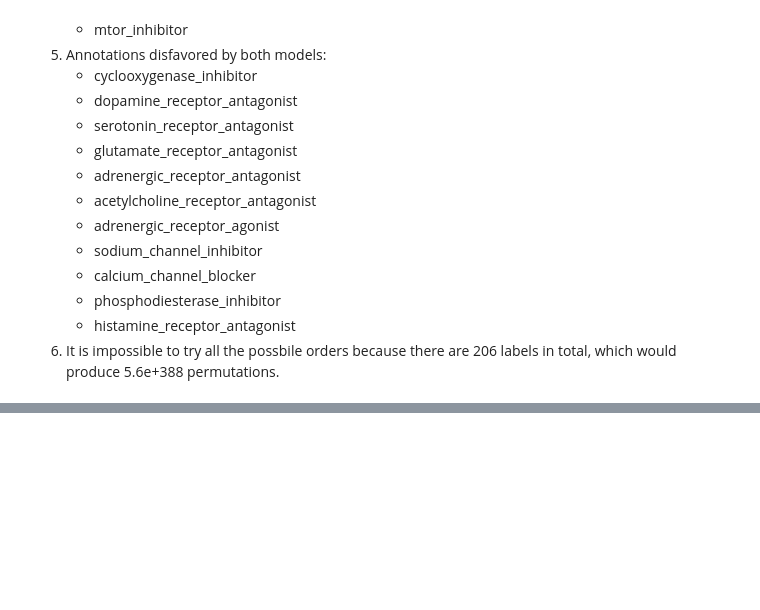
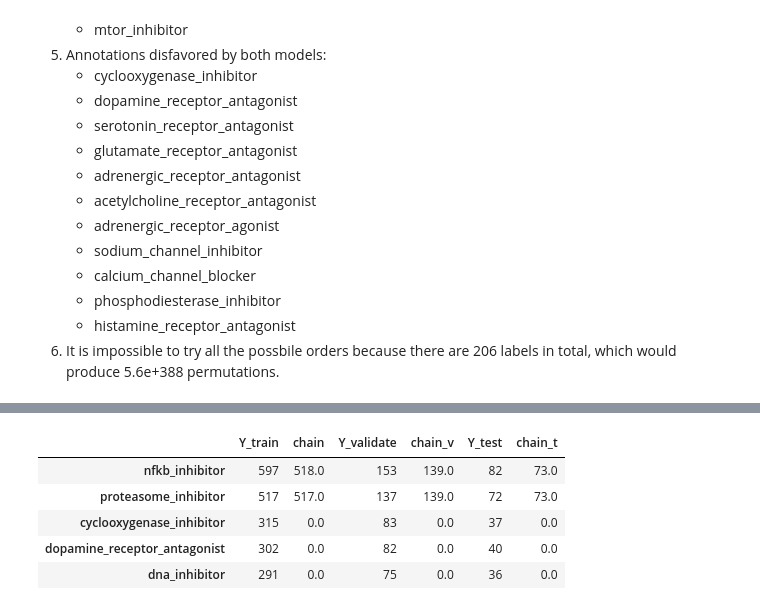
Before and after one commit to Yongliang-Shi/Mechanism-of-Action-Prediction, a Jupyter notebook: model_moa.ipynb, the cells around one changed output, grey strips where cells are left out. Cells and saved outputs as stored; diff of their text form; code cells hidden in the pictures; blank space fills up the shorter version.

Commit message:
analyze the error of iteration 3 and 4

```diff
--- a/model_moa.ipynb
+++ b/model_moa.ipynb
@@ -1618,0 +1630,3 @@ df_error2.Y_train[df_error2.chain == 0].size # 161 out of 206 (78%)
+# %%
+df_error3 = pd.read_csv('error_analysis_v3.csv', index_col=0)
+df_error3.info()
@@ -1618,0 +1647,14 @@ df_error2.Y_train[df_error2.chain == 0].size # 161 out of 206 (78%)
+# %%
+# Rename columns
+df_error3.columns=['Y_train', 'chain',
+                   'Y_validate', 'chain_v',
+                   'Y_test', 'chain_t']
+
+df_error3.head()
+# %% [output]
+|  | Y_train | chain | Y_validate | chain_v | Y_test | chain_t |
+| nfkb_inhibitor | 597 | 518.0 | 153 | 139.0 | 82 | 73.0 |
+| proteasome_inhibitor | 517 | 517.0 | 137 | 139.0 | 72 | 73.0 |
+| cyclooxygenase_inhibitor | 315 | 0.0 | 83 | 0.0 | 37 | 0.0 |
+| dopamine_receptor_antagonist | 302 | 0.0 | 82 | 0.0 | 40 | 0.0 |
+| dna_inhibitor | 291 | 0.0 | 75 | 0.0 | 36 | 0.0 |
```
Also changed, not shown: parts of 7 cells of this notebook.
